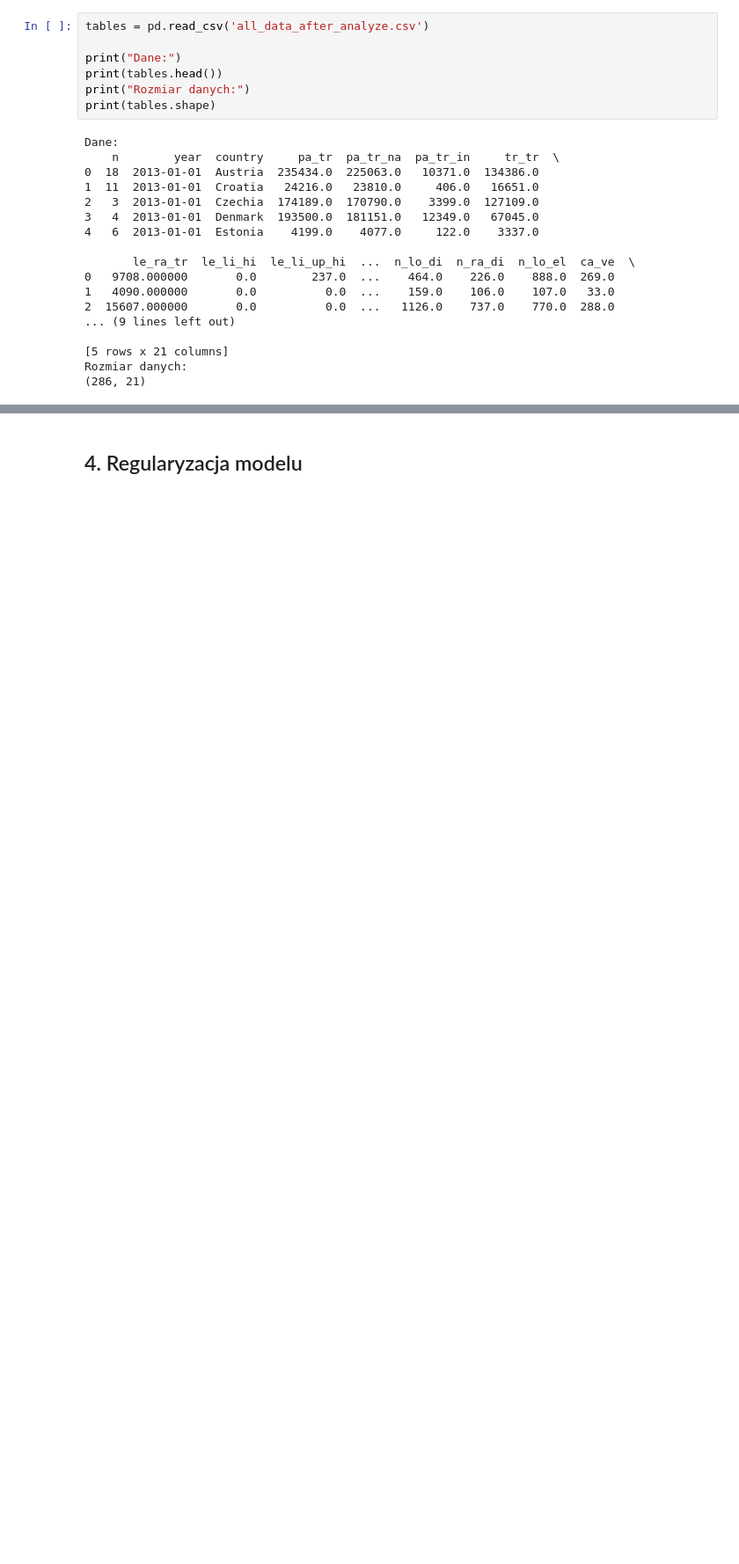
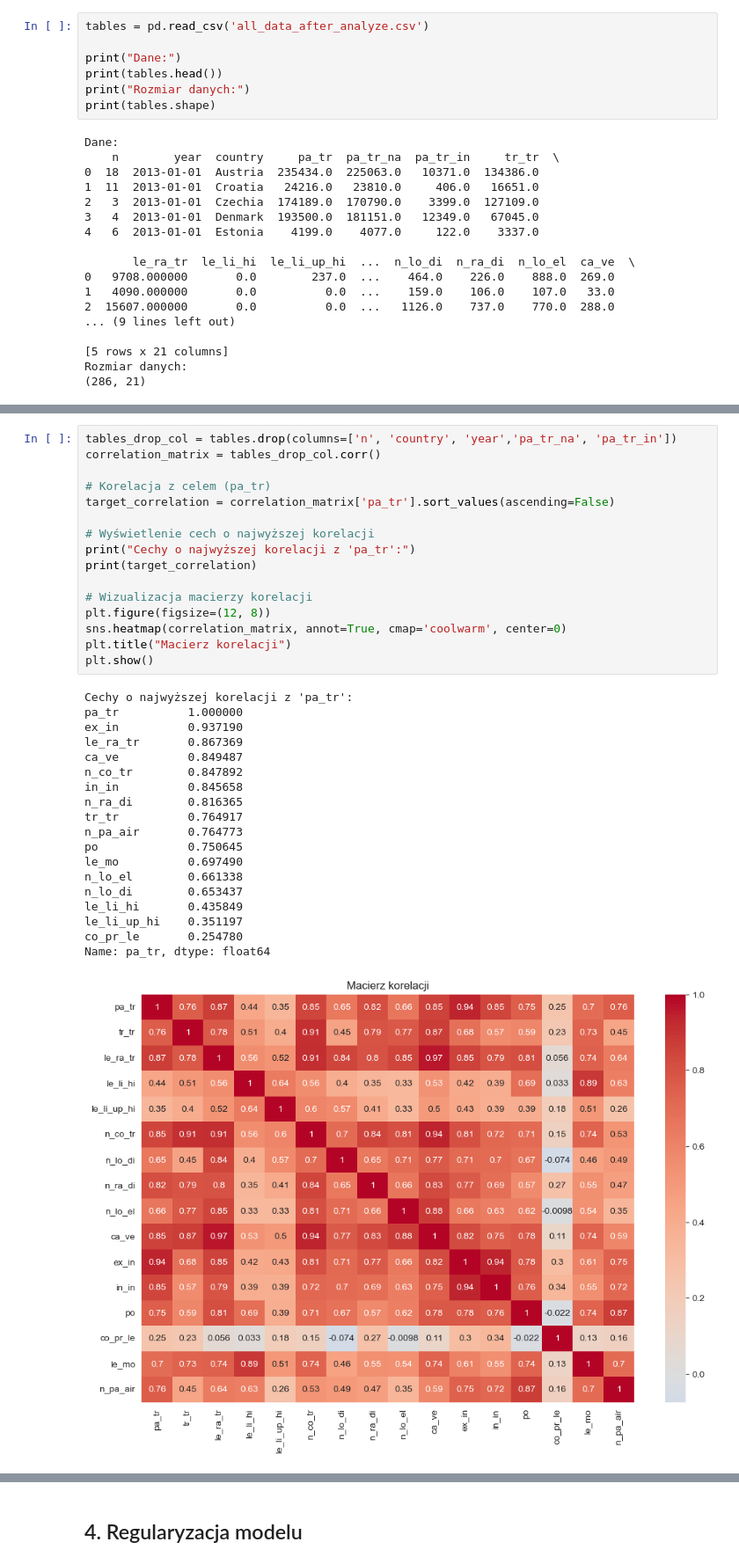
Before and after one commit to SzymonKovalski/ExploracjaTransportuKolejowego, a Jupyter notebook: regresja.ipynb, the cells around one changed output, grey strips where cells are left out. Shown: that part at 88% size. Drawn from its saved outputs; the diff is of its cells as text; blank space fills up the shorter version.

Commit message:
Dodano różne metody doboru cech i przeprowadzone dla nich regresje wielorakie

```diff
--- a/regresja.ipynb
+++ b/regresja.ipynb
@@ -43,0 +48,36 @@ Rozmiar danych:
+# %%
+tables_drop_col = tables.drop(columns=['n', 'country', 'year','pa_tr_na', 'pa_tr_in'])
+correlation_matrix = tables_drop_col.corr()
+
+# Korelacja z celem (pa_tr)
+target_correlation = correlation_matrix['pa_tr'].sort_values(ascending=False)
+
+# Wyświetlenie cech o najwyższej korelacji
+print("Cechy o najwyższej korelacji z 'pa_tr':")
+print(target_correlation)
+
+# Wizualizacja macierzy korelacji
+plt.figure(figsize=(12, 8))
+sns.heatmap(correlation_matrix, annot=True, cmap='coolwarm', center=0)
+plt.title("Macierz korelacji")
+plt.show()
+# %% [output]
+Cechy o najwyższej korelacji z 'pa_tr':
+pa_tr          1.000000
+ex_in          0.937190
+le_ra_tr       0.867369
+ca_ve          0.849487
+n_co_tr        0.847892
+in_in          0.845658
+n_ra_di        0.816365
+tr_tr          0.764917
+n_pa_air       0.764773
+po             0.750645
+le_mo          0.697490
+n_lo_el        0.661338
+n_lo_di        0.653437
+le_li_hi       0.435849
+le_li_up_hi    0.351197
+co_pr_le       0.254780
+Name: pa_tr, dtype: float64
+[figure, added]
```
Also changed, not shown: parts of 31 cells of this notebook.
